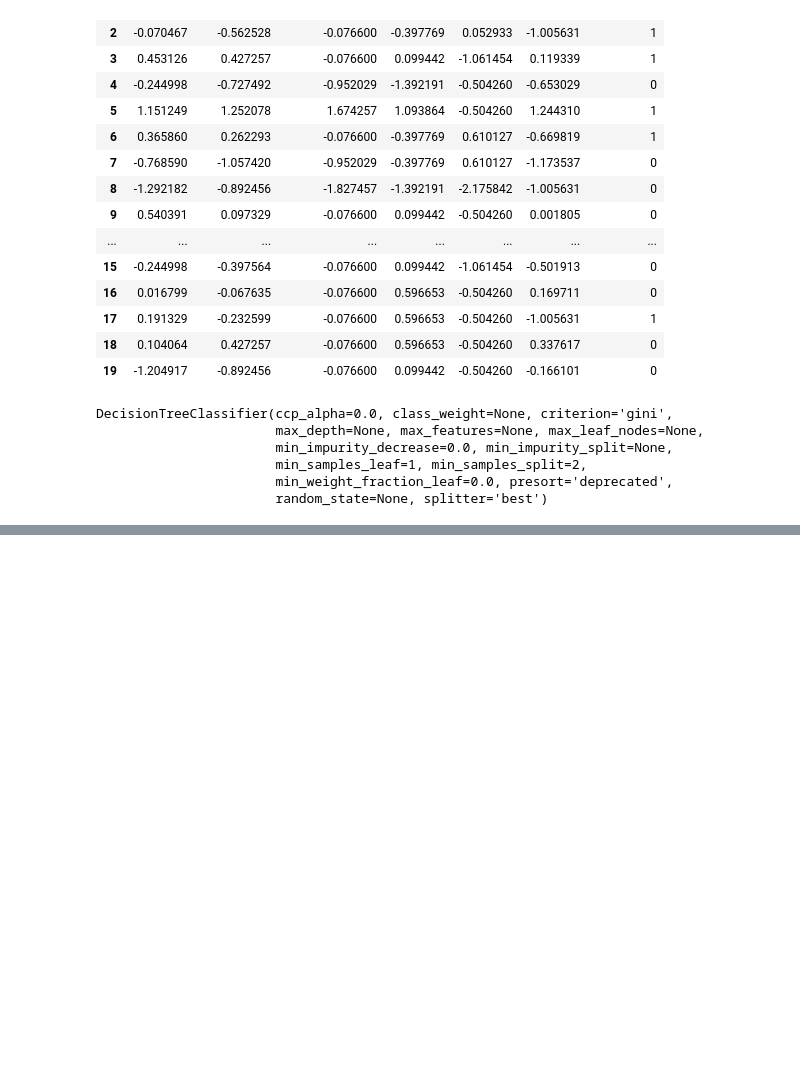
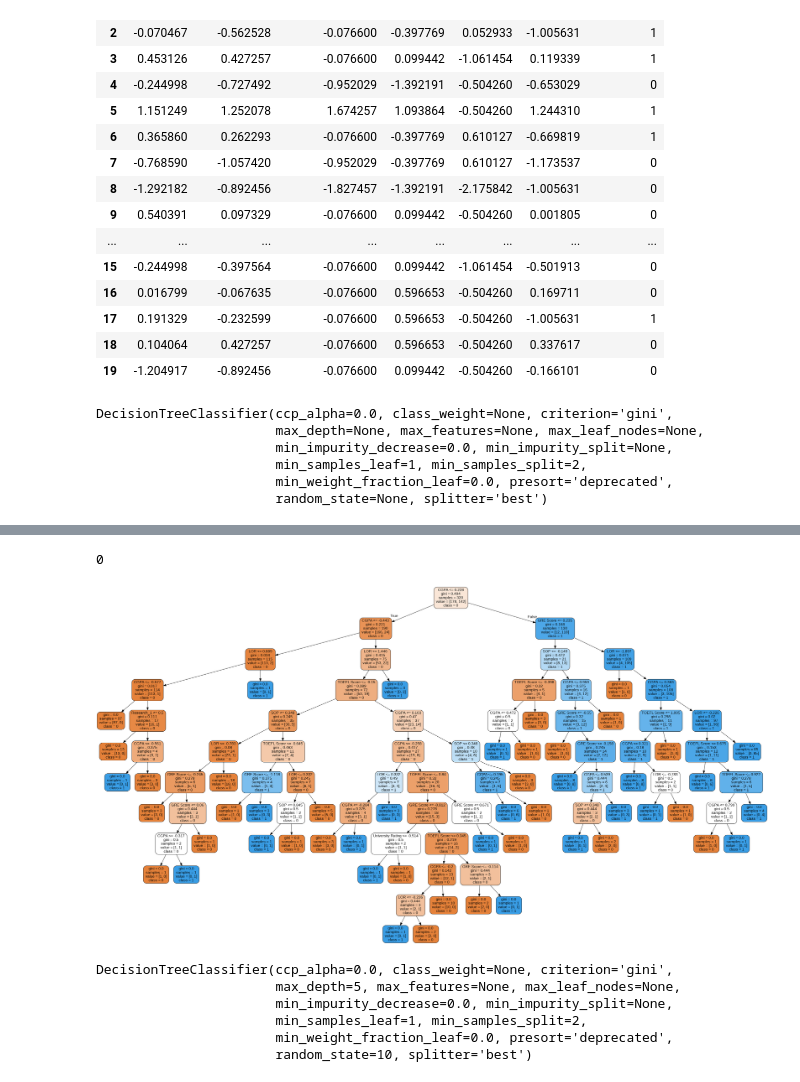
Before and after one commit to Sa96/sanjay, a Jupyter notebook: DecisionTreeClassifier.ipynb, the cells around one changed output, grey strips where cells are left out. Saved outputs shown, nothing was run; the diff lists cells and outputs as text; code cells hidden in the pictures; blank space fills up the shorter version.

```diff
--- a/DecisionTreeClassifier.ipynb
+++ b/DecisionTreeClassifier.ipynb
@@ -147,0 +194,8 @@ weighted avg       0.80      0.80      0.80        80
+# %%
+system("dot -Tpng dtc.dot -o dtc.png")
+# %% [output]
+0
+# %%
+Image('dtc.png')
+# %% [output]
+[figure, added]
@@ -147,0 +204,9 @@ weighted avg       0.80      0.80      0.80        80
+# %%
+dt5.fit(X_train,y_train)
+# %% [output]
+DecisionTreeClassifier(ccp_alpha=0.0, class_weight=None, criterion='gini',
+                       max_depth=5, max_features=None, max_leaf_nodes=None,
+                       min_impurity_decrease=0.0, min_impurity_split=None,
+                       min_samples_leaf=1, min_samples_split=2,
+                       min_weight_fraction_leaf=0.0, presort='deprecated',
+                       random_state=10, splitter='best')
```
Also changed, not shown: parts of 29 cells of this notebook.
